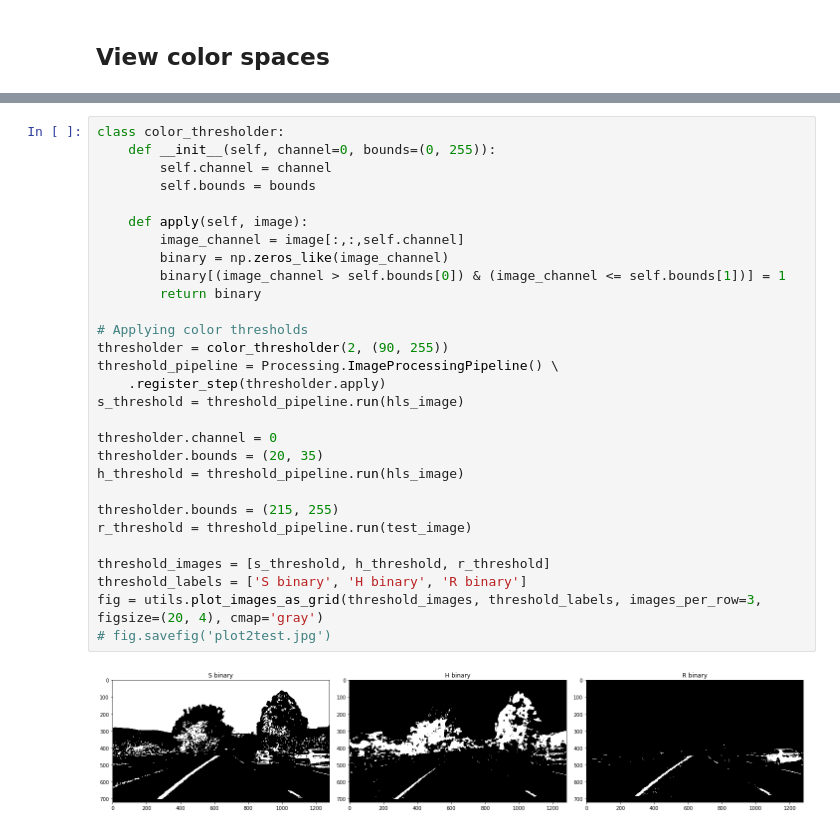
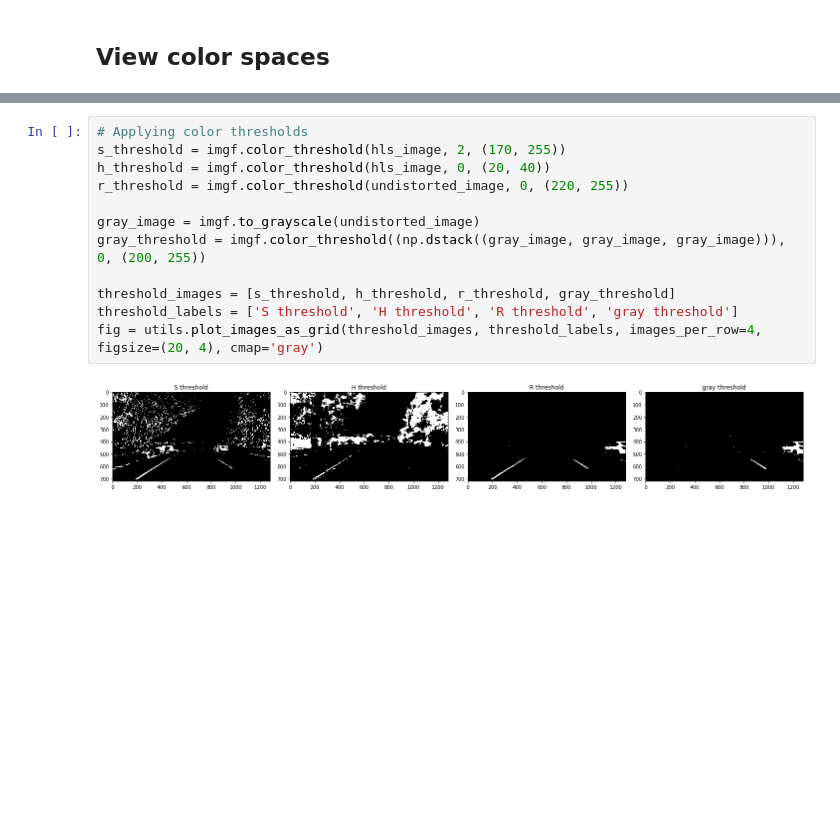
Before and after one commit to Pyrax/CarND-Advanced-Lane-Lines, a Jupyter notebook: src/lane_finding.ipynb, the cells around one changed output, grey strips where cells are left out. Saved outputs shown, nothing was run; the diff lists cells and outputs as text; blank space fills up the shorter version.

```diff
--- a/src/lane_finding.ipynb
+++ b/src/lane_finding.ipynb
@@ -86,31 +58,14 @@ Although the R-channel might also be considerable, it does not show good enough
-# %%
-class color_thresholder:
-    def __init__(self, channel=0, bounds=(0, 255)):
-        self.channel = channel
-        self.bounds = bounds
-
-    def apply(self, image):
-        image_channel = image[:,:,self.channel]
-        binary = np.zeros_like(image_channel)
-        binary[(image_channel > self.bounds[0]) & (image_channel <= self.bounds[1])] = 1
-        return binary
-
-# Applying color thresholds
-thresholder = color_thresholder(2, (90, 255))
-threshold_pipeline = Processing.ImageProcessingPipeline() \
-    .register_step(thresholder.apply)
-s_threshold = threshold_pipeline.run(hls_image)
-
-thresholder.channel = 0
-thresholder.bounds = (20, 35)
-h_threshold = threshold_pipeline.run(hls_image)
-
-thresholder.bounds = (215, 255)
-r_threshold = threshold_pipeline.run(test_image)
-
-threshold_images = [s_threshold, h_threshold, r_threshold]
-threshold_labels = ['S binary', 'H binary', 'R binary']
-fig = utils.plot_images_as_grid(threshold_images, threshold_labels, images_per_row=3, figsize=(20, 4), cmap='gray')
-# fig.savefig('plot2test.jpg')
-# %% [output]
-[figure, removed]
+# %%
+# Applying color thresholds
+s_threshold = imgf.color_threshold(hls_image, 2, (170, 255))
+h_threshold = imgf.color_threshold(hls_image, 0, (20, 40))
+r_threshold = imgf.color_threshold(undistorted_image, 0, (220, 255))
+
+gray_image = imgf.to_grayscale(undistorted_image)
+gray_threshold = imgf.color_threshold((np.dstack((gray_image, gray_image, gray_image))), 0, (200, 255))
+
+threshold_images = [s_threshold, h_threshold, r_threshold, gray_threshold]
+threshold_labels = ['S threshold', 'H threshold', 'R threshold', 'gray threshold']
+fig = utils.plot_images_as_grid(threshold_images, threshold_labels, images_per_row=4, figsize=(20, 4), cmap='gray')
+# %% [output]
+[figure, added]
```
Also changed, not shown: parts of 14 cells of this notebook, 2 other files.
